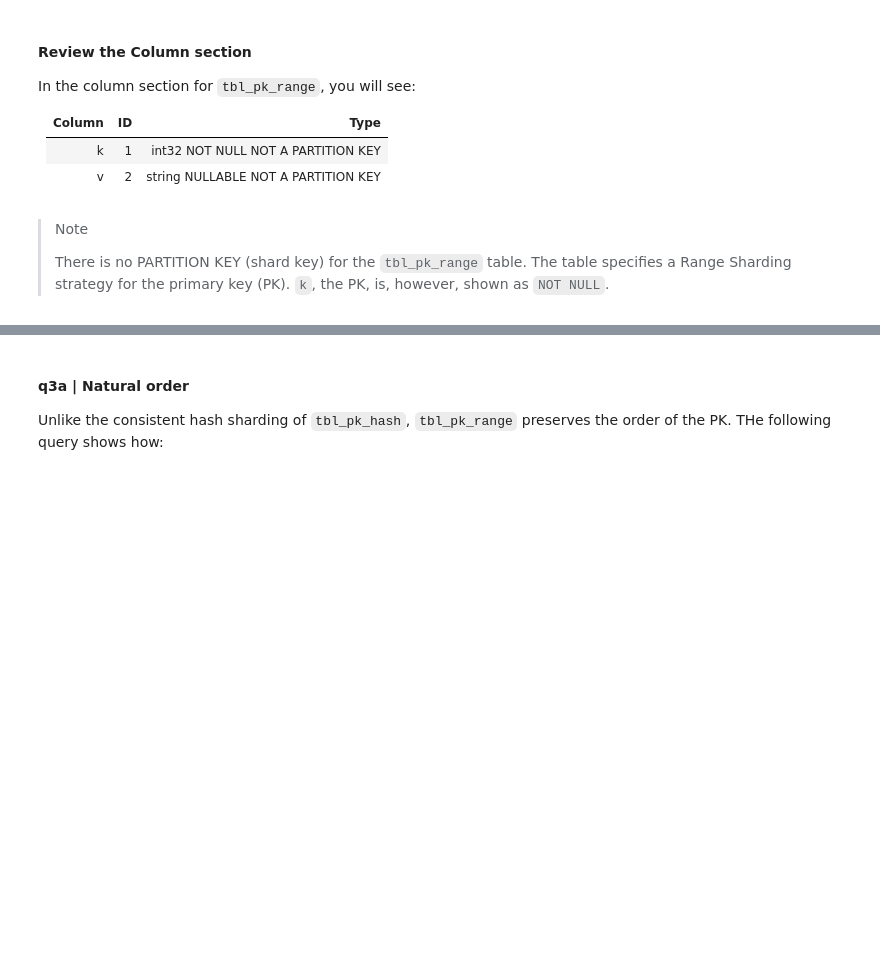
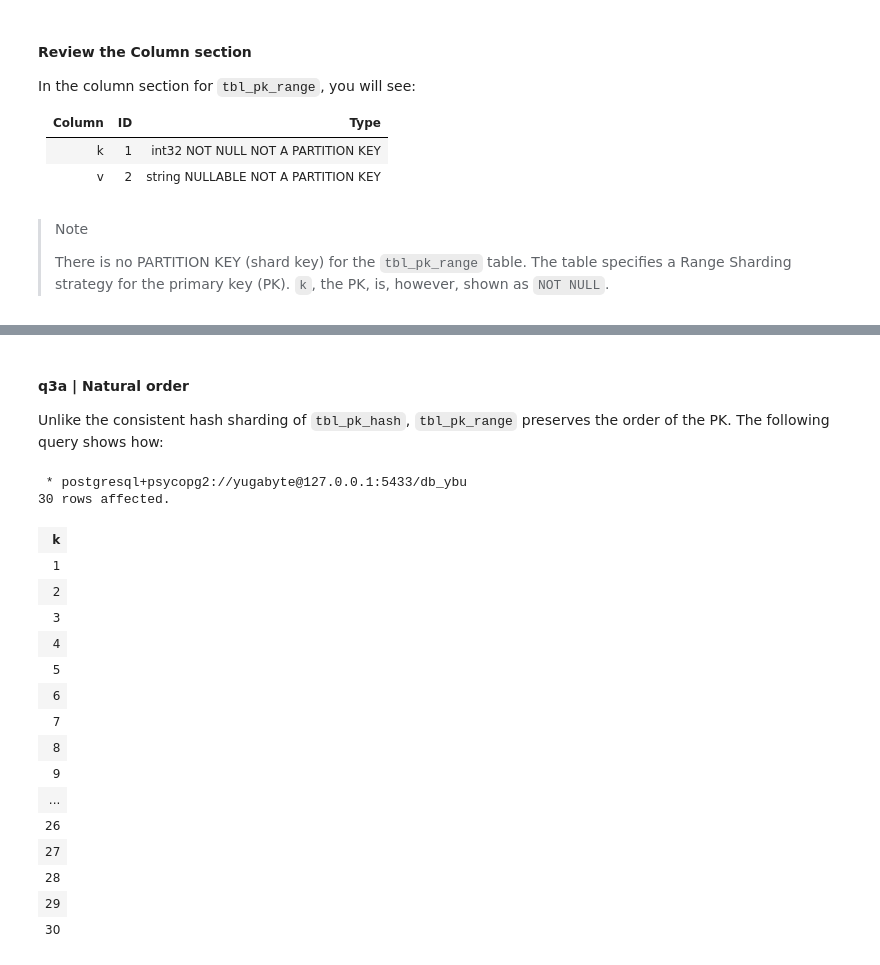
Before and after one commit to YugabyteDB-University/YSQL-Development, a Jupyter notebook: 02_Tables_Tablets_and_Sharding.ipynb, the cells around one changed output, grey strips where cells are left out. Cells and saved outputs as stored; diff of their text form; code cells hidden in the pictures; blank space fills up the shorter version.

```diff
--- a/02_Tables_Tablets_and_Sharding.ipynb
+++ b/02_Tables_Tablets_and_Sharding.ipynb
@@ -509,15 +543,33 @@ The Tablet section shows the details for the existing tablets. Here is an abridg
 # %% [markdown]
 #### q3a | Natural order
-Unlike the consistent hash sharding of `tbl_pk_hash`, `tbl_pk_range` preserves the order of the PK. THe following query shows how:
+Unlike the consistent hash sharding of `tbl_pk_hash`, `tbl_pk_range` preserves the order of the PK. The following query shows how:
 # %%
 %%sql /* explain plan */
 select '' as _
   , k
 from tbl_pk_range
 where 1=1
--- and k <= 630
--- order by k asc
+and k = 123
+-- and k between 100 and 200
 -- order by k desc
--- OFFSET 330
 limit 30
 ;
+# %% [output]
+ * postgresql+psycopg2://yugabyte@127.0.0.1:5433/db_ybu
+30 rows affected.
+| k |
+| 1 |
+| 2 |
+| 3 |
+| 4 |
+| 5 |
+| 6 |
+| 7 |
+| 8 |
+| 9 |
+| ... |
+| 26 |
+| 27 |
+| 28 |
+| 29 |
+| 30 |
```
Also changed, not shown: parts of 26 cells of this notebook, 1 other file.
